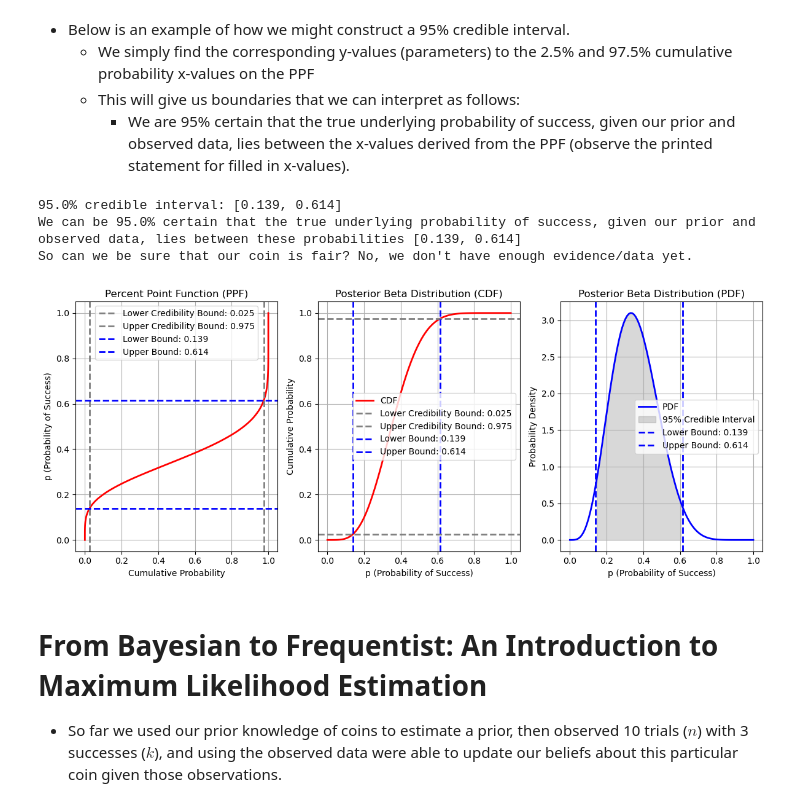
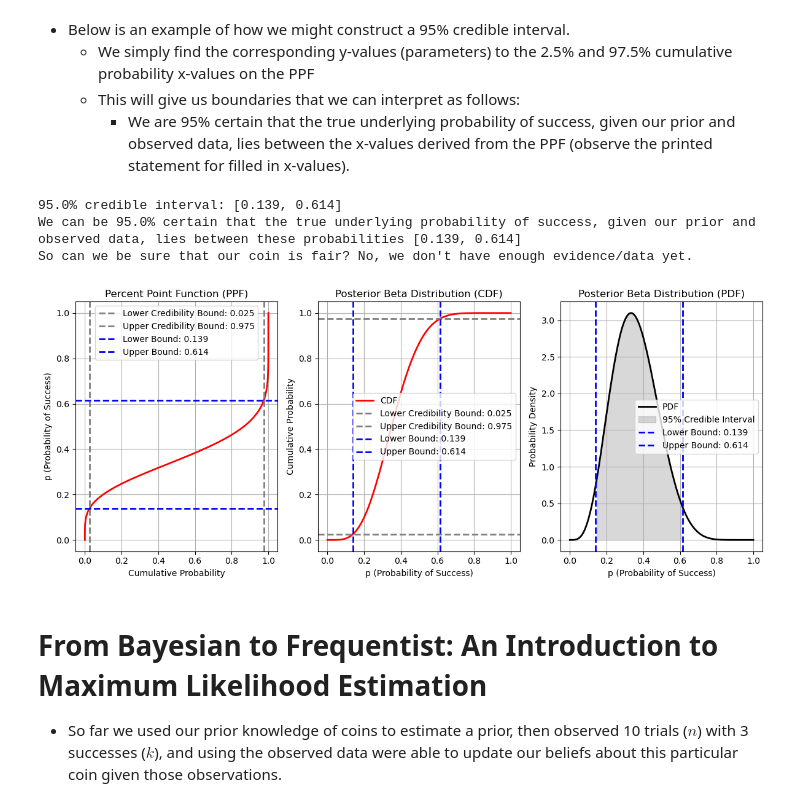
Before and after one commit to richardlottes/statistical_connections, a Jupyter notebook: statistical_connections.ipynb, the cells around one changed output. Drawn from its saved outputs; the diff is of its cells as text; code cells hidden in the pictures.

```diff
--- a/statistical_connections.ipynb
+++ b/statistical_connections.ipynb
@@ -511,35 +511,35 @@ axes[1].axhline(lower_cred_bound, color='grey', linestyle='--', lw=2, label=f'Lo
 axes[1].axhline(upper_cred_bound, color='grey', linestyle='--', lw=2, label=f'Upper Credibility Bound: {upper_cred_bound:.3f}')
 axes[1].axvline(lower_bound_bayes, color='blue', linestyle='--', lw=2, label=f'Lower Bound: {lower_bound_bayes:.3f}')
 axes[1].axvline(upper_bound_bayes, color='blue', linestyle='--', lw=2, label=f'Upper Bound: {upper_bound_bayes:.3f}')
 axes[1].set_xlabel("p (Probability of Success)")
 axes[1].set_ylabel("Cumulative Probability")
 axes[1].set_title("Posterior Beta Distribution (CDF)")
 axes[1].grid(True)
 axes[1].legend()
 
 #Plot PDF on right subplot
-axes[2].plot(p_hat_cont, beta_dist_posterior, color='blue', lw=2, label="PDF")
+axes[2].plot(p_hat_cont, beta_dist_posterior, color='black', lw=2, label="PDF")
 #Shade area in credible interval
 axes[2].fill_between(p_hat_cont, beta_dist_posterior,
                     where=(p_hat_cont >= lower_bound_bayes) & (p_hat_cont <= upper_bound_bayes),
                     color='grey', alpha=0.3, label="95% Credible Interval")
 #Plot corresponding lower and upper bounds that encapsulate the 95% credible interval
 axes[2].axvline(lower_bound_bayes, color='blue', linestyle='--', lw=2, label=f'Lower Bound: {lower_bound_bayes:.3f}')
 axes[2].axvline(upper_bound_bayes, color='blue', linestyle='--', lw=2, label=f'Upper Bound: {upper_bound_bayes:.3f}')
 axes[2].set_xlabel("p (Probability of Success)")
 axes[2].set_ylabel("Probability Density")
 axes[2].set_title("Posterior Beta Distribution (PDF)")
 axes[2].grid(True)
 axes[2].legend()
 
 
 plt.tight_layout()
 plt.show()
 # %% [output]
 95.0% credible interval: [0.139, 0.614]
 We can be 95.0% certain that the true underlying probability of success, given our prior and observed data, lies between these probabilities [0.139, 0.614]
 So can we be sure that our coin is fair? No, we don't have enough evidence/data yet.
-[figure, old version]
+[figure, new version]
 # %% [markdown]
 # From Bayesian to Frequentist: An Introduction to Maximum Likelihood Estimation
 - So far we used our prior knowledge of coins to estimate a prior, then observed 10 trials ($n$) with 3 successes ($k$), and using the observed data were able to update our beliefs about this particular coin given those observations.
```
Also changed, not shown: parts of 30 cells of this notebook.
